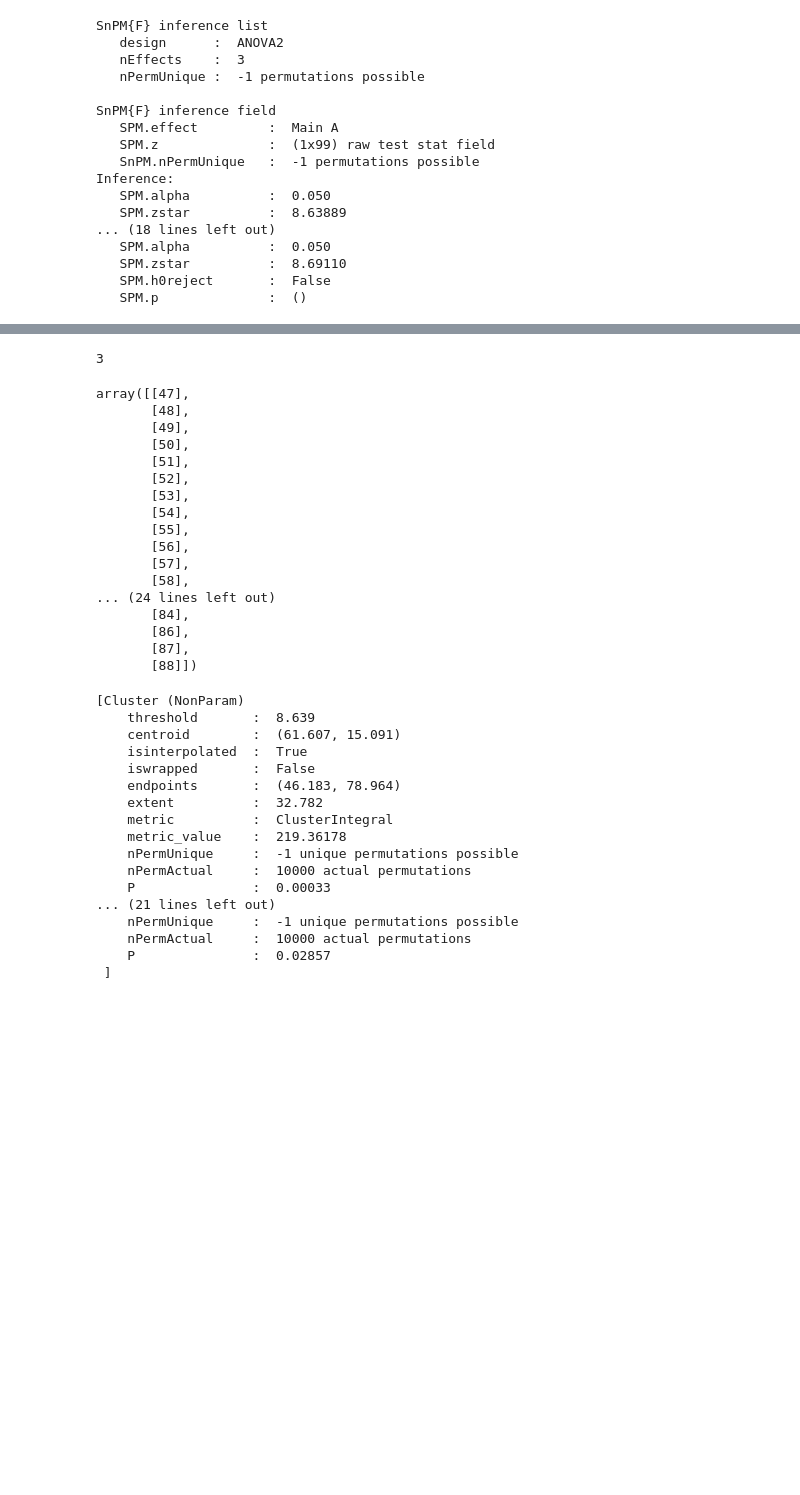
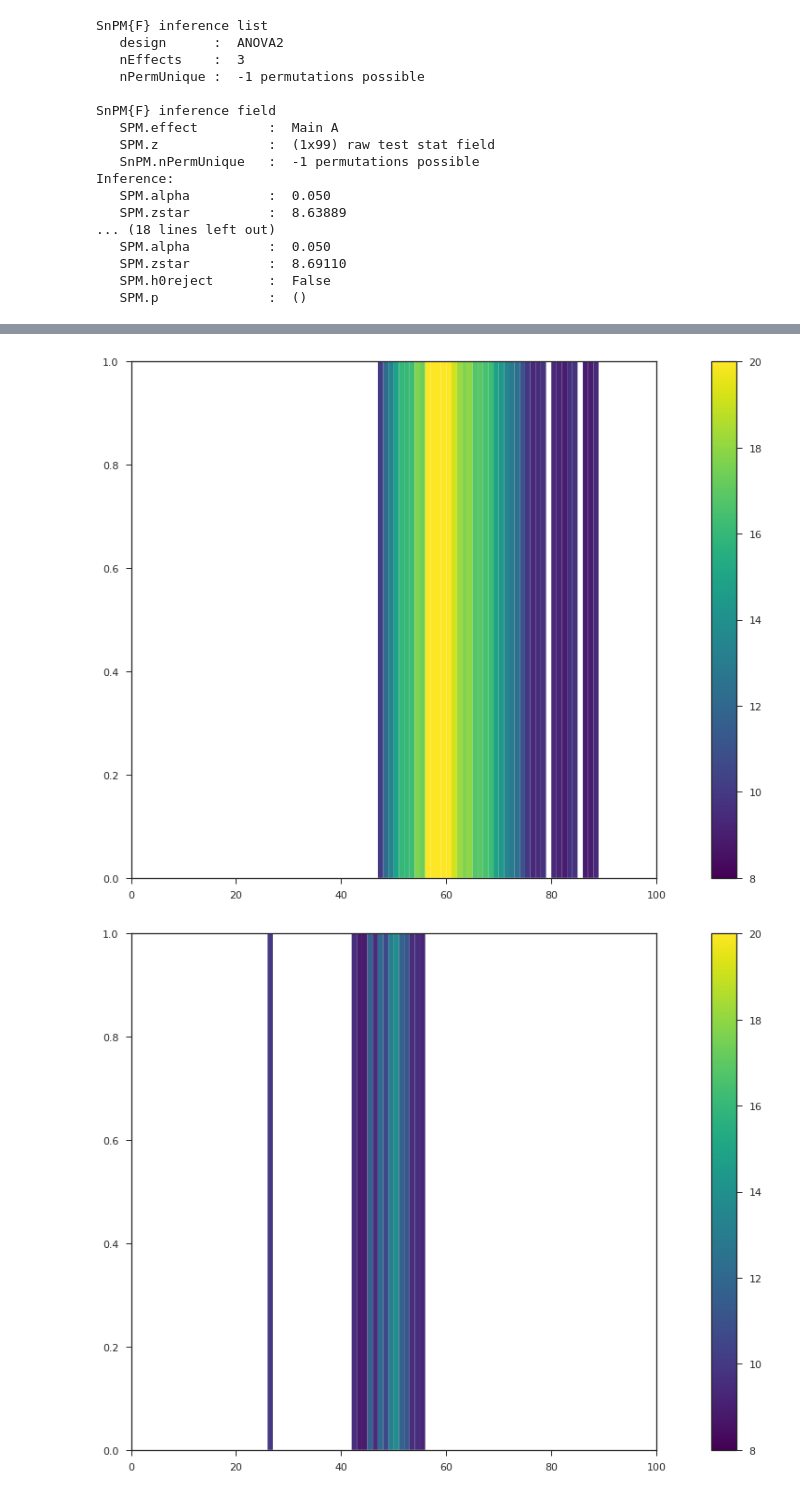
Before and after one commit to romainmartinez/SHR, a Jupyter notebook: 1_spm.ipynb, the cells around one changed output, grey strips where cells are left out. Drawn from its saved outputs; the diff is of its cells as text; code cells hidden in the pictures; blank space fills up the shorter version.

Commit message:
generate color mesh

```diff
--- a/1_spm.ipynb
+++ b/1_spm.ipynb
@@ -116,47 +95,25 @@ ValueError: not enough values to unpack (expected 2, got 1)
-# %%
-for i in len(a_spmi):
-# %%
-xi = a_spmi[0]
-xi.nClusters
-# %% [output]
-3
-# %%
-np.argwhere(xi.z > xi.zstar)
-# %% [output]
-array([[47],
-       [48],
-       [49],
-       [50],
-       [51],
-       [52],
-       [53],
-       [54],
-       [55],
-       [56],
-       [57],
-       [58],
-... (24 lines left out)
-       [84],
-       [86],
-       [87],
-       [88]])
-# %%
-xi.clusters
-# %% [output]
-[Cluster (NonParam)
-    threshold       :  8.639
-    centroid        :  (61.607, 15.091)
-    isinterpolated  :  True
-    iswrapped       :  False
-    endpoints       :  (46.183, 78.964)
-    extent          :  32.782
-    metric          :  ClusterIntegral
-    metric_value    :  219.36178
-    nPermUnique     :  -1 unique permutations possible
-    nPermActual     :  10000 actual permutations
-    P               :  0.00033
-... (21 lines left out)
-    nPermUnique     :  -1 unique permutations possible
-    nPermActual     :  10000 actual permutations
-    P               :  0.02857
- ]
+# %%
+for i in range(len(a_spmi)):
+    fig, ax = plt.subplots(figsize=(11, 8.5))
+
+    z = a_spmi[i].z
+
+    signi = np.abs(a_spmi[i].z) >= a_spmi[i].zstar
+
+    z[~signi] = np.nan
+
+    plot_array = np.ma.masked_where(np.isnan(z),z).reshape(1, -1)
+
+    plt.pcolor(plot_array, cmap='viridis', antialiased=True,
+               vmin=8, vmax=20)
+    plt.colorbar(pad=.08)
+
+    ax.xaxis.set_ticks(np.linspace(0, 100, num=6))
+
+    fig.tight_layout()
+    plt.show()
+
+    fig.savefig(f'./share/fig/{a_spmi[i].effect}.pdf', transparent=True)
+# %% [output]
+[figure, added]
+[figure, added]
```
Also changed, not shown: parts of 8 cells of this notebook, 3 other files.
